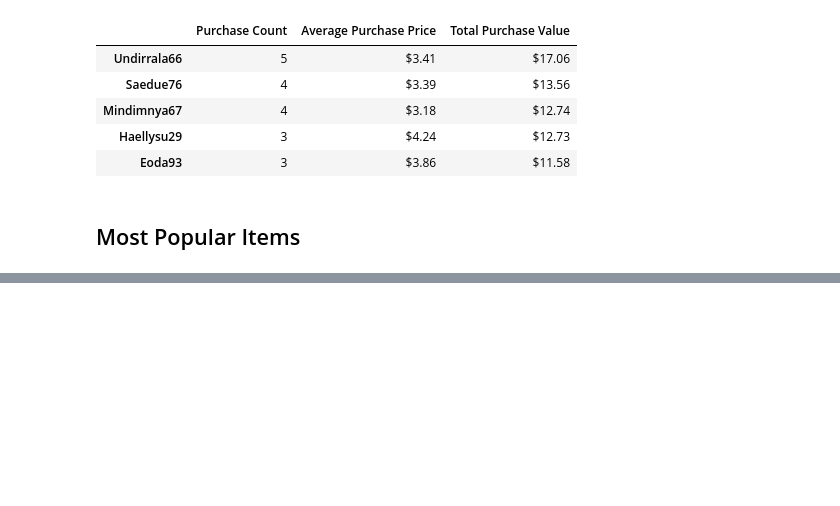
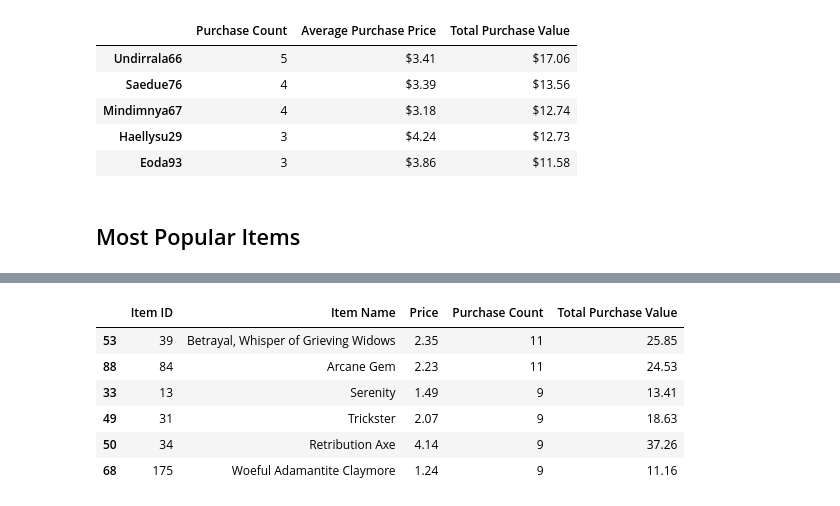
Before and after one commit to rashimjain/pandas-challenge, a Jupyter notebook: HeroesOfPymoli/HeroesOfPymoli_Solved.ipynb, the cells around one changed output, grey strips where cells are left out. Saved outputs shown, nothing was run; the diff lists cells and outputs as text; code cells hidden in the pictures; blank space fills up the shorter version.

```diff
--- a/HeroesOfPymoli/HeroesOfPymoli_Solved.ipynb
+++ b/HeroesOfPymoli/HeroesOfPymoli_Solved.ipynb
@@ -348,0 +355,9 @@ price_list =
+# %%
+df10 = data_file_pd.drop_duplicates(subset='Item ID', keep='first')
+
+ # df10.set_index("Item Id")
+
+clist1 = ["Item ID","Item Name","Price"]
+df11 = df10[clist1]
+
+df11.head()
@@ -348,0 +371,13 @@ price_list =
+# %%
+df12= pd.merge(df11, df9, on="Item ID")
+
+df13 = df12.nlargest(6, 'Purchase Count')
+df13
+# %% [output]
+|  | Item ID | Item Name | Price | Purchase Count | Total Purchase Value |
+| 53 | 39 | Betrayal, Whisper of Grieving Widows | 2.35 | 11 | 25.85 |
+| 88 | 84 | Arcane Gem | 2.23 | 11 | 24.53 |
+| 33 | 13 | Serenity | 1.49 | 9 | 13.41 |
+| 49 | 31 | Trickster | 2.07 | 9 | 18.63 |
+| 50 | 34 | Retribution Axe | 4.14 | 9 | 37.26 |
+| 68 | 175 | Woeful Adamantite Claymore | 1.24 | 9 | 11.16 |
```
Also changed, not shown: parts of 7 cells of this notebook.
